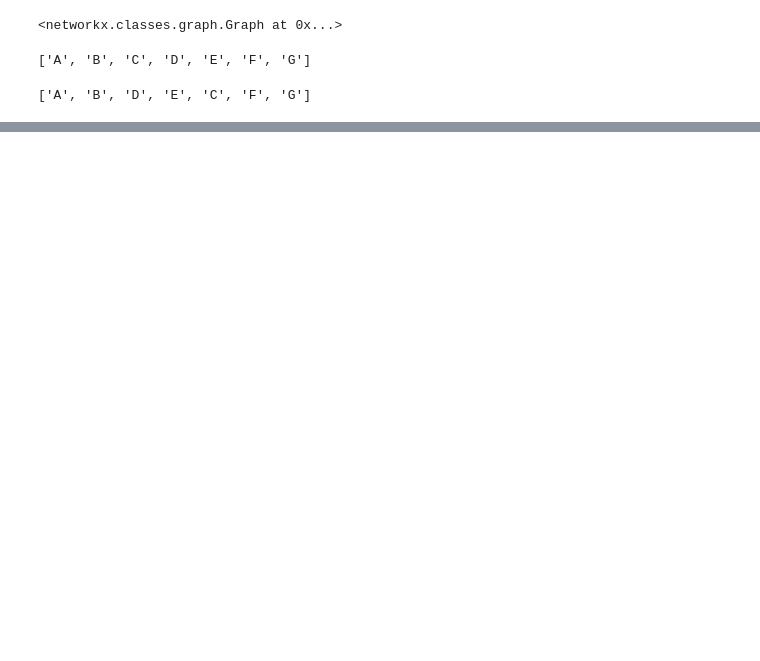
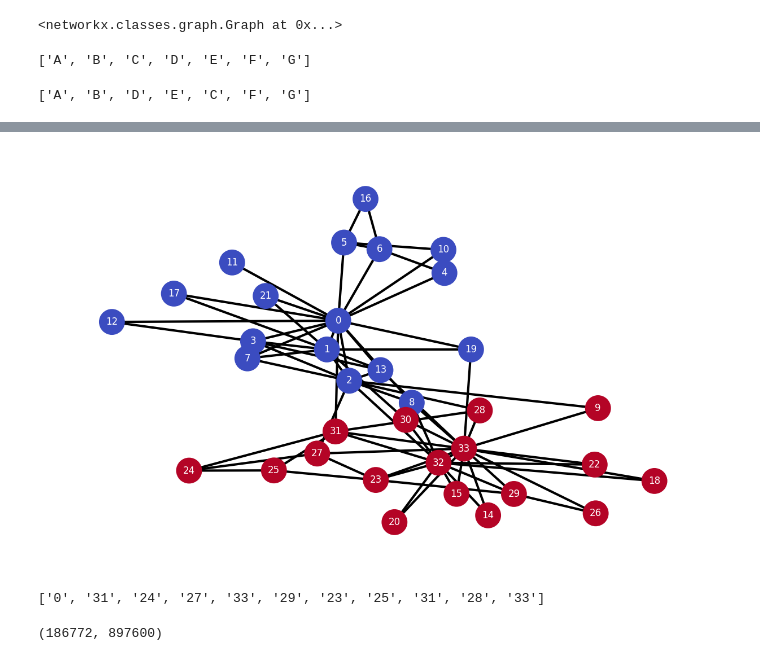
Before and after one commit to difersalest/GNN_Practice, a Jupyter notebook: testing_graphs.ipynb, the cells around one changed output, grey strips where cells are left out. Cells and saved outputs as stored; diff of their text form; code cells hidden in the pictures; blank space fills up the shorter version.

```diff
--- a/testing_graphs.ipynb
+++ b/testing_graphs.ipynb
@@ -38,0 +175,22 @@ dfs(visited, G, 'A')
+# %%
+G = nx.karate_club_graph()
+# %%
+labels = []
+
+for node in G.nodes:
+    label = G.nodes[node]['club']
+    labels.append(1 if label == 'Officer' else 0)
+# %%
+plt.figure(dpi=300, figsize=[5,3])
+plt.axis('off')
+
+nx.draw_networkx(G,
+                 pos=nx.spring_layout(G,seed=0),
+                 node_color=labels,
+                 node_size=100,
+                 cmap='coolwarm',
+                 font_size=4,
+                 font_color='white'
+                 )
+# %% [output]
+[figure, added]
@@ -38,0 +204,4 @@ dfs(visited, G, 'A')
+# %%
+print(walks[0])
+# %% [output]
+['0', '31', '24', '27', '33', '29', '23', '25', '31', '28', '33']
@@ -38,0 +217,4 @@ dfs(visited, G, 'A')
+# %%
+model.train(walks, total_examples=model.corpus_count, epochs=30, report_delay=1)
+# %% [output]
+(186772, 897600)
```
Also changed, not shown: parts of 33 cells of this notebook, 4 other files.
